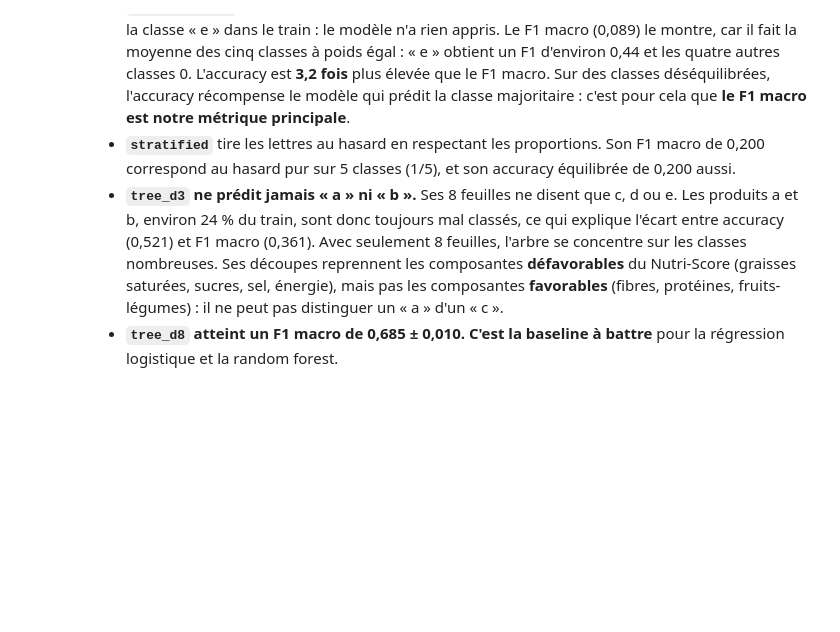
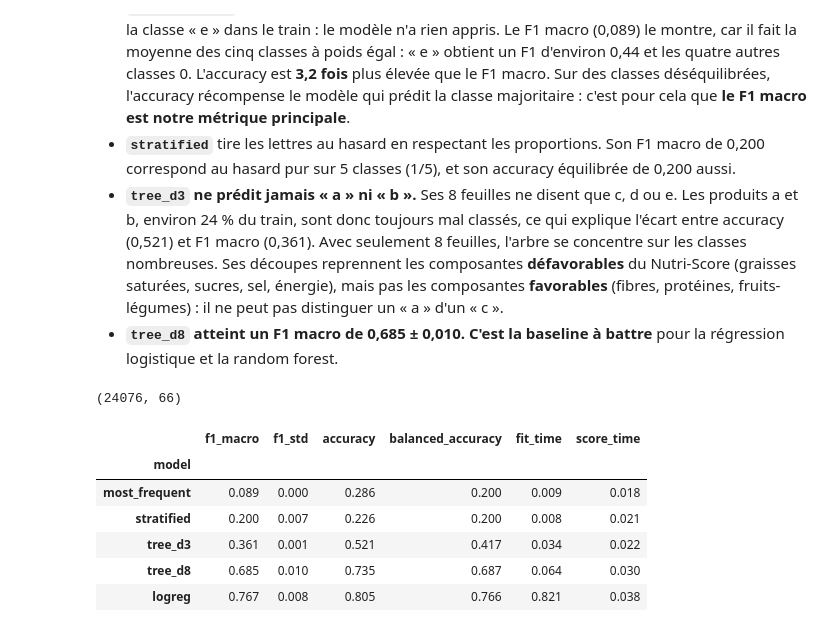
Before and after one commit to RedlineM2I/nutriscope, a Jupyter notebook: notebooks/ml_nutriscore.ipynb, the cells around one changed output. Saved outputs shown, nothing was run; the diff lists cells and outputs as text; code cells hidden in the pictures; blank space fills up the shorter version.

```diff
--- a/notebooks/ml_nutriscore.ipynb
+++ b/notebooks/ml_nutriscore.ipynb
@@ -114,3 +114,63 @@ plt.show()
 - **`stratified`** tire les lettres au hasard en respectant les proportions. Son F1 macro de 0,200 correspond au hasard pur sur 5 classes (1/5), et son accuracy équilibrée de 0,200 aussi.
 - **`tree_d3` ne prédit jamais « a » ni « b ».** Ses 8 feuilles ne disent que c, d ou e. Les produits a et b, environ 24 % du train, sont donc toujours mal classés, ce qui explique l'écart entre accuracy (0,521) et F1 macro (0,361). Avec seulement 8 feuilles, l'arbre se concentre sur les classes nombreuses. Ses découpes reprennent les composantes **défavorables** du Nutri-Score (graisses saturées, sucres, sel, énergie), mais pas les composantes **favorables** (fibres, protéines, fruits-légumes) : il ne peut pas distinguer un « a » d'un « c ».
 - **`tree_d8` atteint un F1 macro de 0,685 ± 0,010.** **C'est la baseline à battre** pour la régression logistique et la random forest.
+# %%
+from sklearn.compose import ColumnTransformer
+from sklearn.impute import SimpleImputer
+from sklearn.pipeline import Pipeline
+from sklearn.preprocessing import OneHotEncoder, StandardScaler, FunctionTransformer
+
+import numpy as np
+
+def add_derived_features(X: pd.DataFrame) -> pd.DataFrame:
+    """Ajoute deux ratios et l'écart d'énergie (règle 4/4/9 du TP 9)."""
+    X = X.copy()
+    X["sat_fat_ratio"] = (X["saturated-fat_100g"] / X["fat_100g"].replace(0, np.nan)).fillna(0)
+    X["sugar_ratio"] = (X["sugars_100g"] / X["carbohydrates_100g"].replace(0, np.nan)).fillna(0)
+    energy_calc = 4 * X["carbohydrates_100g"] + 4 * X["proteins_100g"] + 9 * X["fat_100g"]
+    X["energy_gap"] = X["energy-kcal_100g"] - energy_calc
+    return X
+
+DERIVEES = ["sat_fat_ratio", "sugar_ratio", "energy_gap"]
+
+
+optional_pipeline = Pipeline([
+    ("imputer", SimpleImputer(strategy="median", add_indicator=True)),
+    ("scaler", StandardScaler())
+])
+
+preprocessor = ColumnTransformer([
+    ("nutr", StandardScaler(), NUTRIMENTS + DERIVEES),
+    ("opt", optional_pipeline, OPTIONNELLES),
+    ("cat", OneHotEncoder(handle_unknown="ignore", min_frequency=80), CATEGORIELLES)
+])
+
+prep_pipeline = Pipeline([
+    ("derived", FunctionTransformer(add_derived_features)),
+    ("prep", preprocessor),
+])
+
+# print(X_train["pnns_groups_2"].value_counts().tail(10))
+
+# display(add_derived_features(X_train))
+
+X_prep = prep_pipeline.fit_transform(X_train)
+print(X_prep.shape)
+# %% [output]
+(24076, 66)
+# %%
+from sklearn.linear_model import LogisticRegression
+
+
+logreg = Pipeline([("prep", prep_pipeline), ("model", LogisticRegression(max_iter=3000))])
+results.append(evaluate_cv("logreg", logreg, X_train))
+
+display(pd.DataFrame(results).set_index("model").round(3))
+# %% [output]
+|  | f1_macro | f1_std | accuracy | balanced_accuracy | fit_time | score_time |
+| model |  |  |  |  |  |  |
+| most_frequent | 0.089 | 0.000 | 0.286 | 0.200 | 0.009 | 0.018 |
+| stratified | 0.200 | 0.007 | 0.226 | 0.200 | 0.008 | 0.021 |
+| tree_d3 | 0.361 | 0.001 | 0.521 | 0.417 | 0.034 | 0.022 |
+| tree_d8 | 0.685 | 0.010 | 0.735 | 0.687 | 0.064 | 0.030 |
+| logreg | 0.767 | 0.008 | 0.805 | 0.766 | 0.821 | 0.038 |
```
Also changed, not shown: parts of 5 cells of this notebook.
